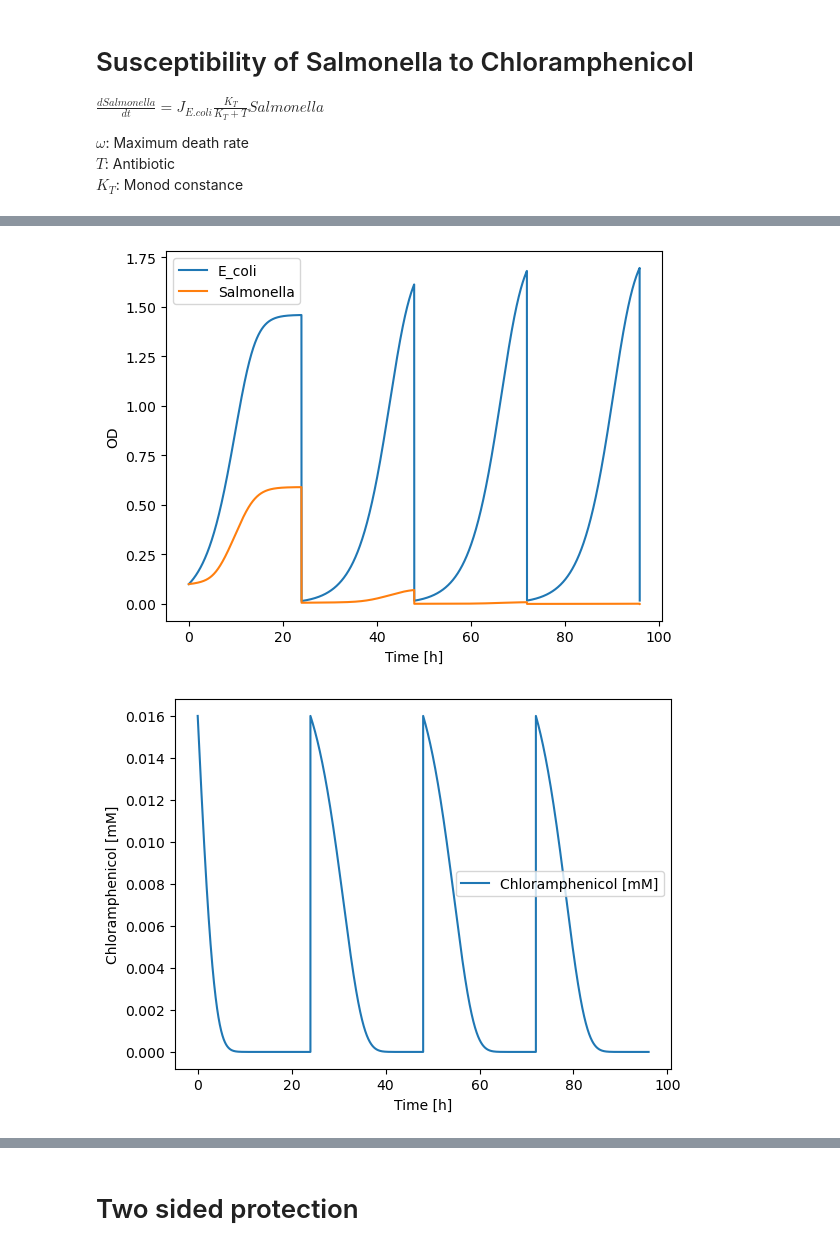
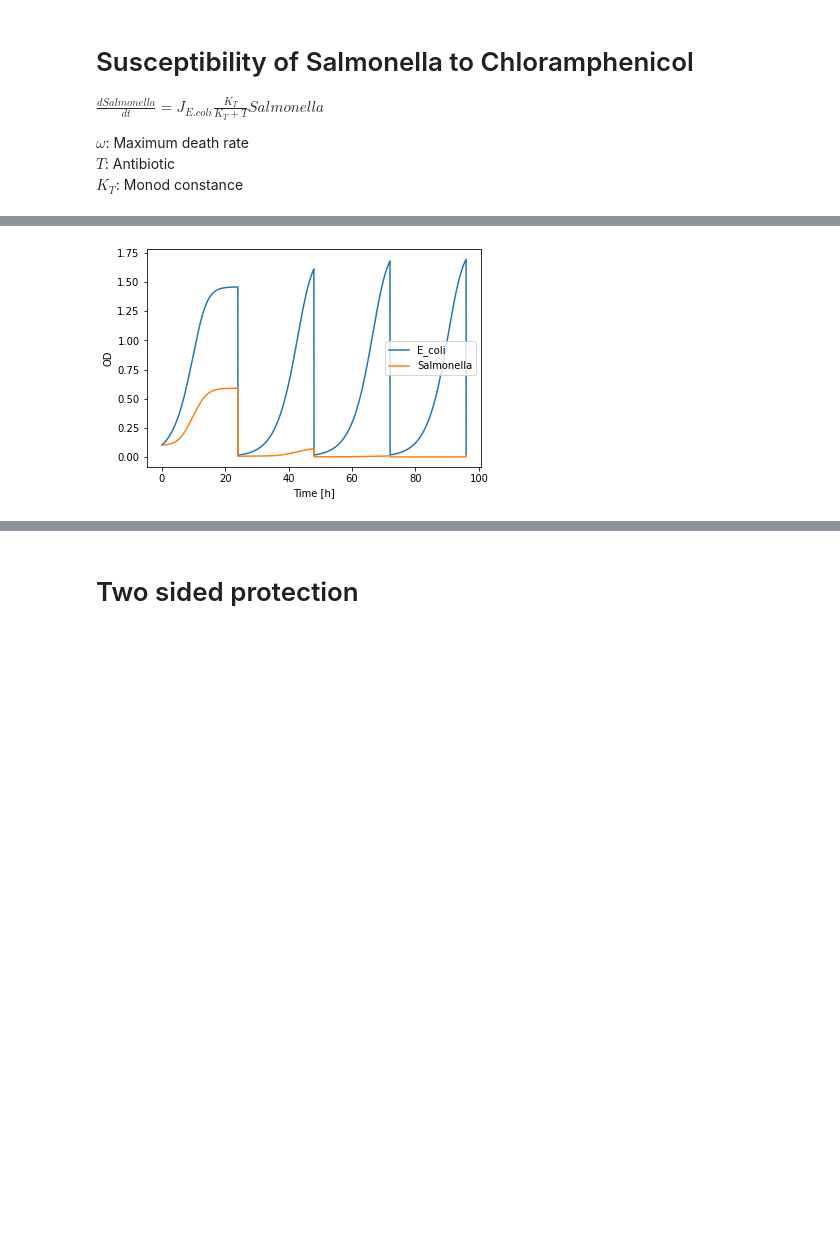
Before and after one commit to nahanoo/toxicity_kuleuven, a Jupyter notebook: overview.ipynb, the cells around one changed output, grey strips where cells are left out. Cells and saved outputs as stored; diff of their text form; code cells hidden in the pictures; blank space fills up the shorter version.

```diff
--- a/overview.ipynb
+++ b/overview.ipynb
@@ -113,14 +121,7 @@ exp.plot_chloram()
 # %%
 exp = Experiment()
 exp.total_transfers = 4
 exp.simulate_experiment("e_protects_s")
 exp.plot_N()
-exp.plot_chloram()
-exp = Experiment()
-exp.total_transfers = 100
-exp.e.a = 80000
-exp.simulate_experiment("e_protects_s")
-exp.plot_N()
 # %% [output]
-[figure, old version]
+[figure, new version]
-[figure, removed]
```
Also changed, not shown: parts of 10 cells of this notebook.
